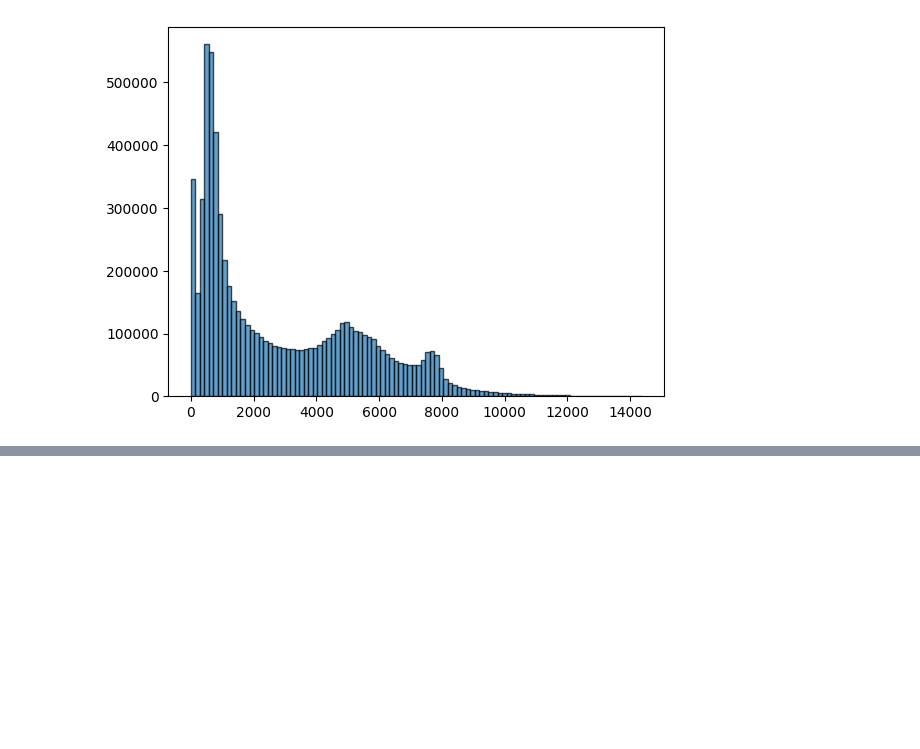
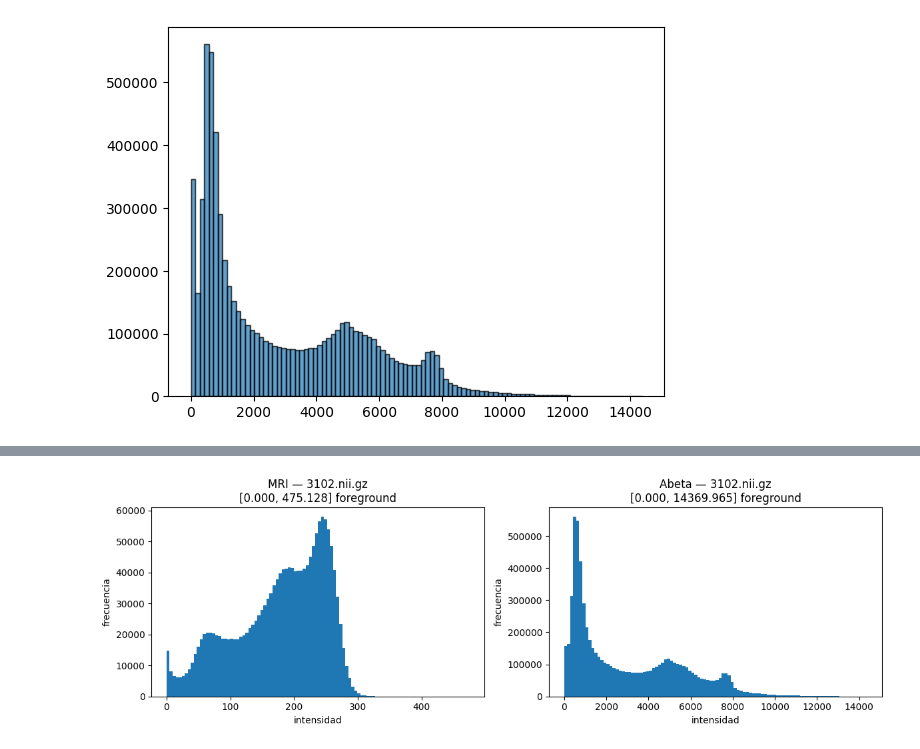
Before and after one commit to FranklinSierra/mri_spect_il_cldm_2026, a Jupyter notebook: code/dataAnalysis.ipynb, the cells around one changed output, grey strips where cells are left out. Cells and saved outputs as stored; diff of their text form; code cells hidden in the pictures; blank space fills up the shorter version.

```diff
--- a/code/dataAnalysis.ipynb
+++ b/code/dataAnalysis.ipynb
@@ -913,0 +916,15 @@ plt.show()
+# %%
+import os, glob
+import numpy as np
+import nibabel as nib
+import pandas as pd
+import matplotlib.pyplot as plt
+
+DIRS = {
+    "MRI":   "/workspace/IL-CLDM/data/whole_MRI",
+    "Abeta": "/workspace/IL-CLDM/data/whole_Abeta",
+}
+
+# Pon None para analizar TODOS los volúmenes (más lento). Un entero = muestra aleatoria.
+N_SAMPLE = 30
+RNG = np.random.default_rng(0)
@@ -913,0 +963,8 @@ plt.show()
+# %%
+for name, df in records.items():
+    print(f"\n===== {name} =====")
+    agg = df[["min","max","mean","std","fg_mean","fg_std","pct_neg"]].agg(["mean","std","min","max"])
+    print(agg.round(4).to_string())
+    print("dtypes:", df["dtype"].value_counts().to_dict())
+    print("shapes:", df["shape"].value_counts().to_dict())
+    display(df.round(4).head(10))
@@ -913,0 +1062,14 @@ plt.show()
+# %%
+fig, axes = plt.subplots(1, len(DIRS), figsize=(6*len(DIRS), 4))
+if len(DIRS) == 1: axes = [axes]
+
+for ax, (name, d) in zip(axes, DIRS.items()):
+    f = sorted(glob.glob(os.path.join(d, "*.nii.gz")))[0]
+    vol = nib.load(f).get_fdata(dtype=np.float32)
+    fg = vol[vol != 0]
+    ax.hist(fg, bins=100)
+    ax.set_title(f"{name} — {os.path.basename(f)}\n[{vol.min():.3f}, {vol.max():.3f}] foreground")
+    ax.set_xlabel("intensidad"); ax.set_ylabel("frecuencia")
+plt.tight_layout(); plt.show()
+# %% [output]
+[figure, added]
```
Also changed, not shown: parts of 5 cells of this notebook, 39 other files.
